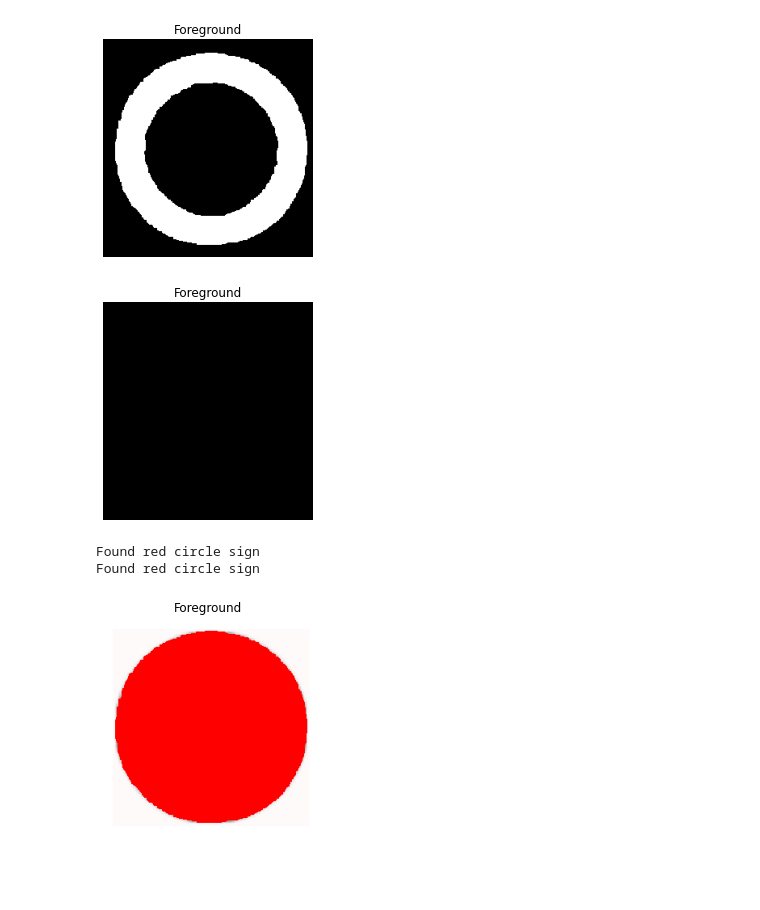
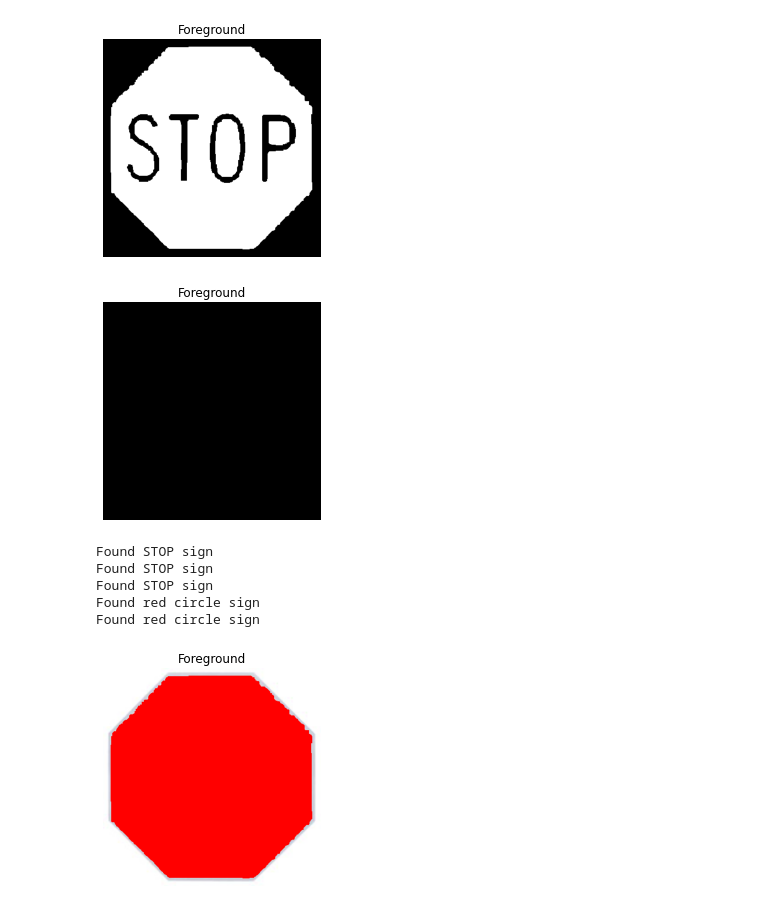
Before and after one commit to tomasfgon/FEUP-VC, a Jupyter notebook: src/main.ipynb, the cells around one changed output. Cells and saved outputs as stored; diff of their text form; code cells hidden in the pictures; blank space fills up the shorter version.

```diff
--- a/src/main.ipynb
+++ b/src/main.ipynb
@@ -6,7 +6,7 @@ import numpy as np
 
 dataDir = '../dataset/images' # Change this, according to your images' directory path
 
-img = cv2.imread(os.path.join(dataDir, 'redcircle.png')) # Change this, according to your image's path
+img = cv2.imread(os.path.join(dataDir, 'road60.png')) # Change this, according to your image's path
 
 img_rgb = cv2.cvtColor(img, cv2.COLOR_BGR2RGB)
 
@@ -114,7 +114,7 @@ plt.title('Foreground')
 plt.axis('off')
 plt.show()
 # %% [output]
-[figure, old version]
+[figure, new version]
 [figure]
 # %%
 # Shape Recognition
@@ -130,11 +130,11 @@ for cnt in contours_red:
 
     if len(approx) == 8:
         print('Found STOP sign')
-        img_red_contours = cv2.drawContours(img, [cnt], 0, (255,0,0), -1)
+        img_red_contours = cv2.drawContours(img, [cnt], 0, (0,0,255), -1)
 
     elif len(approx) == 12:
         print('Found red circle sign')
-        img_red_contours = cv2.drawContours(img, [cnt], 0, (255,0,0), -1)
+        img_red_contours = cv2.drawContours(img, [cnt], 0, (0,0,255), -1)
 
 # Apply the Hough circle transform
 #detectionMethod = cv2.HOUGH_GRADIENT # corresponds to the canny filter
@@ -156,34 +156,37 @@ for cnt in contours_red:
 #plt.imshow(imgGray_red)
 #plt.title('Hough Circle Transform Result')
 #plt.axis('off')
 #plt.show()
 
 # Blue
 
 contours_blue, hierarchy_blue = cv2.findContours(processed_blue, cv2.RETR_TREE, cv2.CHAIN_APPROX_SIMPLE)
 
 for cnt in contours_blue:
     approx = cv2.approxPolyDP(cnt, 0.01*cv2.arcLength(cnt, True), True)
     #print(len(approx))
 
     if len(approx) == 4:
         print('Found BLUE sign')
-        img_blue_contours = cv2.drawContours(img, [cnt], 0, (0,0,255), -1)
+        img_blue_contours = cv2.drawContours(img, [cnt], 0, (255,0,0), -1)
 
 
 debug = "red"
 
 if debug=="red":
-    plt.imshow(img_red_contours)
+    plt.imshow(cv2.cvtColor(img_red_contours, cv2.COLOR_BGR2RGB))
     plt.title('Foreground')
     plt.axis('off')
     plt.show()
 elif debug == "blue":
-    plt.imshow(img_blue_contours)
+    plt.imshow(cv2.cvtColor(img_blue_contours, cv2.COLOR_BGR2RGB))
     plt.title('Foreground')
     plt.axis('off')
     plt.show()
 # %% [output]
+Found STOP sign
+Found STOP sign
+Found STOP sign
 Found red circle sign
 Found red circle sign
-[figure, old version]
+[figure, new version]
```
Also changed, not shown: parts of 3 cells of this notebook.
